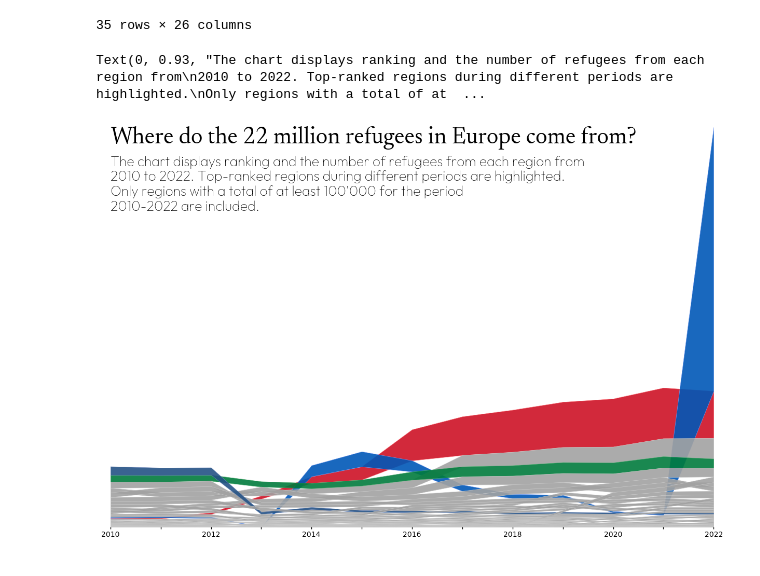
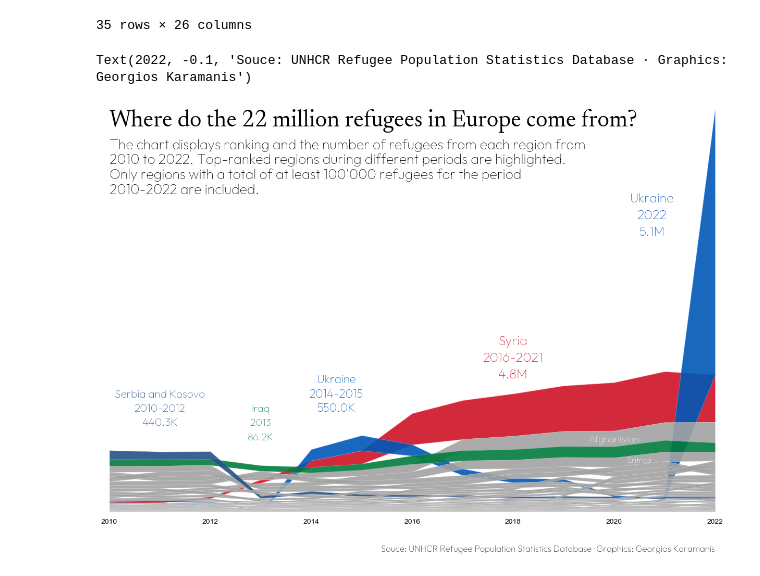
Before and after one commit to SilvanHSLU/dviz-miniproject, a Jupyter notebook: shiny graphics.ipynb, the cells around one changed output. Saved outputs shown, nothing was run; the diff lists cells and outputs as text; code cells hidden in the pictures.

Commit message:
Annotations added

```diff
--- a/shiny graphics.ipynb
+++ b/shiny graphics.ipynb
@@ -334,35 +334,62 @@ country_edge_colors = {
 fig, ax = plt.subplots(figsize=(15, 10))
 x = df_2.columns
 for country in data_fill_between.index:
     y_start = data_fill_between.loc[country, [f'{year}_start' for year in df_2.columns]]
     y_end = data_fill_between.loc[country, [f'{year}_end' for year in df_2.columns]]
     #Remove _start, _end from column names
     y_start.index = [year.split('_')[0] for year in y_start.index]
     y_end.index = [year.split('_')[0] for year in y_end.index]
     color = country_colors.get(country, '#A2A2A2')
     edgecolors = country_edge_colors.get(country, '#C8C8C8')
     ax.fill_between(x, y_start, y_end
                     ,label=country,
                     alpha=0.9, color=color, edgecolor=edgecolors, linewidth=0.5)
 
 #Configure the axis
 ax.get_yaxis().set_visible(False)
 ax.set_ylim(0, data_fill_between['2022_end'].max())
 ax.set_xlim(2010, 2022)
 #Make ticks on x axis visible
 ax.set_xticks(x)
 ax.set_xticklabels(x if x%2==0 else '' for x in x)
-ax.tick_params(axis='x', which='both', length=3, width=1, direction='out', pad=2, labelcolor="black")
+ax.tick_params(axis='x', which='both', length=5, width=5, direction='out', pad=5, labelcolor="black")
 #Set background color
 ax.set_facecolor('white')
 #Deactivate all spines
 for spine in ax.spines.values():
     spine.set_visible(False)
 #Set title
 ax.set_title('Where do the 22 million refugees in Europe come from?', loc='left', weight='bold', fontsize=32, color='black', fontfamily='Newsreader', y=0.95)
-ax.text(x=0, y=0.93, s="The chart displays ranking and the number of refugees from each region from\n2010 to 2022. Top-ranked regions during different periods are highlighted.\nOnly regions with a total of at least 100'000 for the period\n2010-2022 are included.",
+ax.text(x=0, y=0.93, s="The chart displays ranking and the number of refugees from each region from\n2010 to 2022. Top-ranked regions during different periods are highlighted.\nOnly regions with a total of at least 100'000 refugees for the period\n2010-2022 are included.",
                     transform=ax.transAxes, ha='left', va='top',
-                    c='black', fontsize=19, fontfamily='Outfit')
+                    c='black', fontsize=19, fontfamily='Outfit', weight='normal')
+#Add annotations - start with serbia and kosovo
+ax.annotate('Serbia and Kosovo', xy=(2011, 2400000), xytext=(2011, 2400000), ha='center', fontsize=15, fontfamily='Outfit', weight='bold', color=country_colors['Serbia and Kosovo'])
+ax.annotate('2010-2012', xy=(2011, 2100000), xytext=(2011, 2100000), ha='center', fontsize=15, fontfamily='Outfit', weight='normal', color=country_colors['Serbia and Kosovo'])
+ax.annotate('440.3K', xy=(2011, 1800000), xytext=(2011, 1800000), ha='center', fontsize=15, fontfamily='Outfit', weight='bold', color=country_colors['Serbia and Kosovo'])
+#Iraq
+ax.annotate('Iraq', xy=(2013, 2100000), xytext=(2013, 2100000), ha='center', fontsize=14, fontfamily='Outfit', weight='bold', color=country_colors['Iraq'])
+ax.annotate('2013', xy=(2013, 1800000), xytext=(2013, 1800000), ha='center', fontsize=14, fontfamily='Outfit', weight='normal', color=country_colors['Iraq'])
+ax.annotate('86.2K', xy=(2013, 1500000), xytext=(2013, 1500000), ha='center', fontsize=14, fontfamily='Outfit', weight='bold', color=country_colors['Iraq'])
+#Ukraine
+ax.annotate('Ukraine', xy=(2014.5, 2700000), xytext=(2014.5, 2700000), ha='center', fontsize=16, fontfamily='Outfit', weight='bold', color=country_colors['Ukraine'])
+ax.annotate('2014-2015', xy=(2014.5, 2400000), xytext=(2014.5, 2400000), ha='center', fontsize=16, fontfamily='Outfit', weight='normal', color=country_colors['Ukraine'])
+ax.annotate('550.0K', xy=(2014.5, 2100000), xytext=(2014.5, 2100000), ha='center', fontsize=16, fontfamily='Outfit', weight='bold', color=country_colors['Ukraine'])
+#Syria
+ax.annotate('Syria', xy=(2018, 3500000), xytext=(2018, 3500000), ha='center', fontsize=18, fontfamily='Outfit', weight='bold', color=country_colors['Syria'])
+ax.annotate('2016-2021', xy=(2018, 3150000), xytext=(2018, 3150000), ha='center', fontsize=18, fontfamily='Outfit', weight='normal', color=country_colors['Syria'])
+ax.annotate('4.8M', xy=(2018, 2800000), xytext=(2018, 2800000), ha='center', fontsize=18, fontfamily='Outfit', weight='bold', color=country_colors['Syria'])
+#Ukraine 2
+ax.annotate('Ukraine', xy=(2020.75, 6500000), xytext=(2020.75, 6500000), ha='center', fontsize=18, fontfamily='Outfit', weight='bold', color=country_colors['Ukraine'])
+ax.annotate('2022', xy=(2020.75, 6150000), xytext=(2020.75, 6150000), ha='center', fontsize=18, fontfamily='Outfit', weight='normal', color=country_colors['Ukraine'])
+ax.annotate('5.1M', xy=(2020.75, 5800000), xytext=(2020.75, 5800000), ha='center', fontsize=18, fontfamily='Outfit', weight='bold', color=country_colors['Ukraine'])
+#Afganistan
+ax.annotate('Afghanistan', xy=(2020, 1450000), ha='center', fontsize=13, zorder=5, fontfamily='Outfit', weight='normal', color='white')
+#Eritrea
+ax.annotate('Eritrea', xy=(2020.5, 1025000), xytext=(2020.5, 1025000), ha='center', fontsize=11, zorder=5, fontfamily='Outfit', weight='normal', color='white')
+#Source
+ax.annotate('Souce: UNHCR Refugee Population Statistics Database · Graphics: Georgios Karamanis', xy=(2022, -0.1), ha='right', fontsize=12, fontfamily='Outfit', weight='normal', color='black', xycoords=('data', 'axes fraction'))
+#Annotate total values on the right of the axis
 # %% [output]
-Text(0, 0.93, "The chart displays ranking and the number of refugees from each region from\n2010 to 2022. Top-ranked regions during different periods are highlighted.\nOnly regions with a total of at  ...
+Text(2022, -0.1, 'Souce: UNHCR Refugee Population Statistics Database · Graphics: Georgios Karamanis')
-[figure, old version]
+[figure, new version]
```
Also changed, not shown: parts of 1 cell of this notebook.
